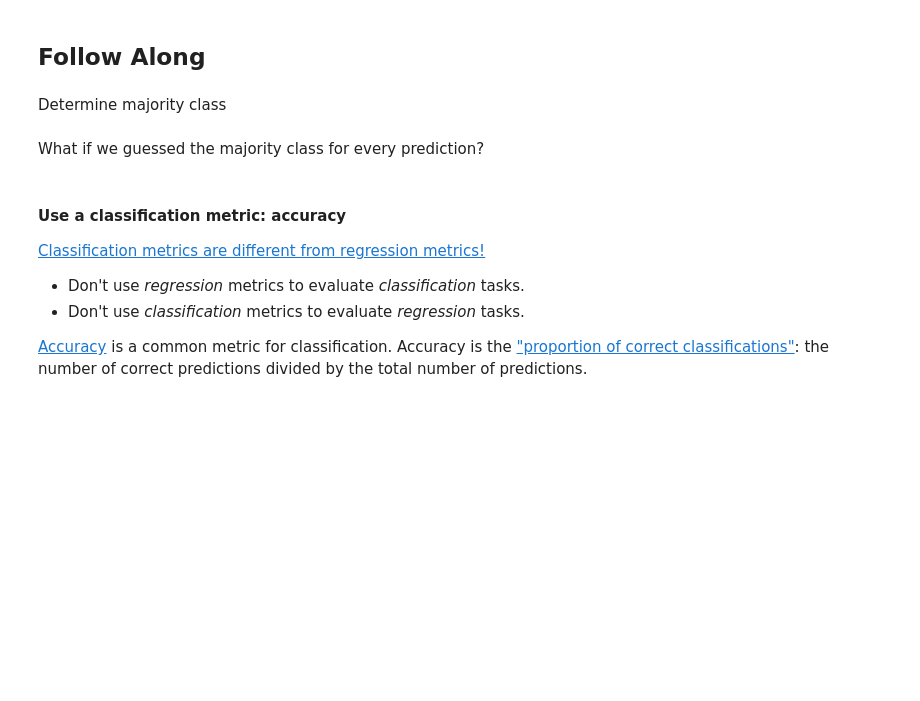
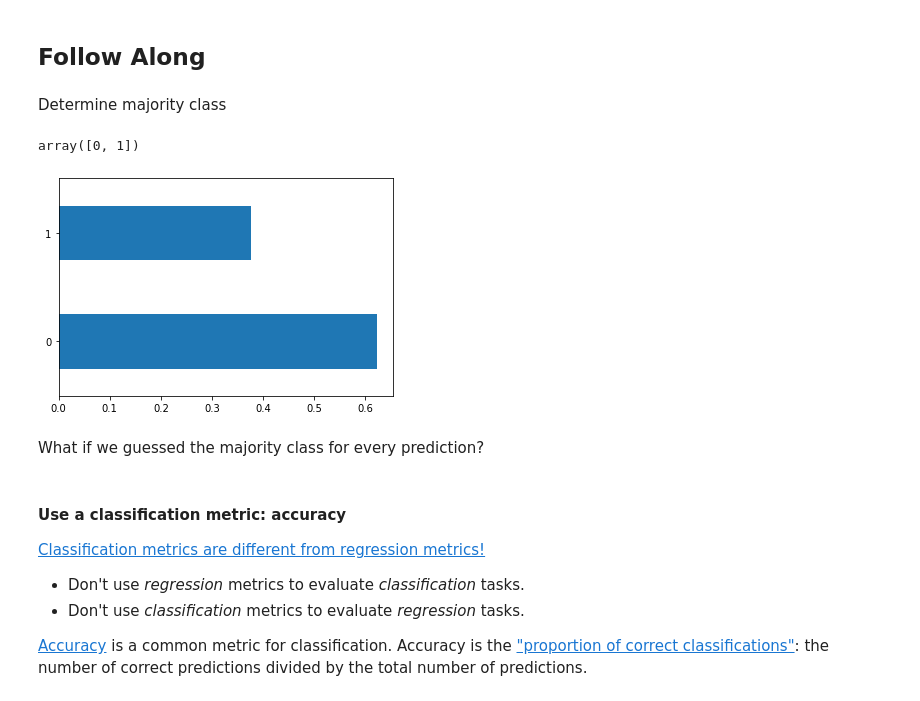
Before and after one commit to bloominstituteoftechnology/DS-Unit-2-Linear-Models, a Jupyter notebook: module4-logistic-regression/LS_DS_214.ipynb, the cells around one changed output. Cells and saved outputs as stored; diff of their text form; code cells hidden in the pictures; blank space fills up the shorter version.

```diff
--- a/module4-logistic-regression/LS_DS_214.ipynb
+++ b/module4-logistic-regression/LS_DS_214.ipynb
@@ -121,0 +130,9 @@ Do this, using the [sklearn.model_selection.train_test_split](https://scikit-lea
+# %%
+y = train.pop('Survived')
+# %%
+def wrangle(df):
+  df.drop(['PassengerId','Name', 'Ticket', 'Cabin'], axis=1, inplace=True)
+  return df
+# %%
+X = wrangle(train)
+X.shape
@@ -121,0 +141,4 @@ Do this, using the [sklearn.model_selection.train_test_split](https://scikit-lea
+# %%
+from sklearn.model_selection import train_test_split
+
+X_train, X_val, y_train, y_val = train_test_split(X,y, test_size=0.2, random_state=42)
@@ -145,6 +178,14 @@ We'll begin with the **majority class baseline.**
 ## Follow Along
 # %% [markdown]
 Determine majority class
+# %%
+y_train.unique()
+# %% [output]
+array([0, 1])
+# %%
+y_train.value_counts(normalize=True).plot(kind='barh');
+# %% [output]
+[figure, added]
 # %% [markdown]
 What if we guessed the majority class for every prediction?
 # %% [markdown]
```
Also changed, not shown: parts of 19 cells of this notebook.
